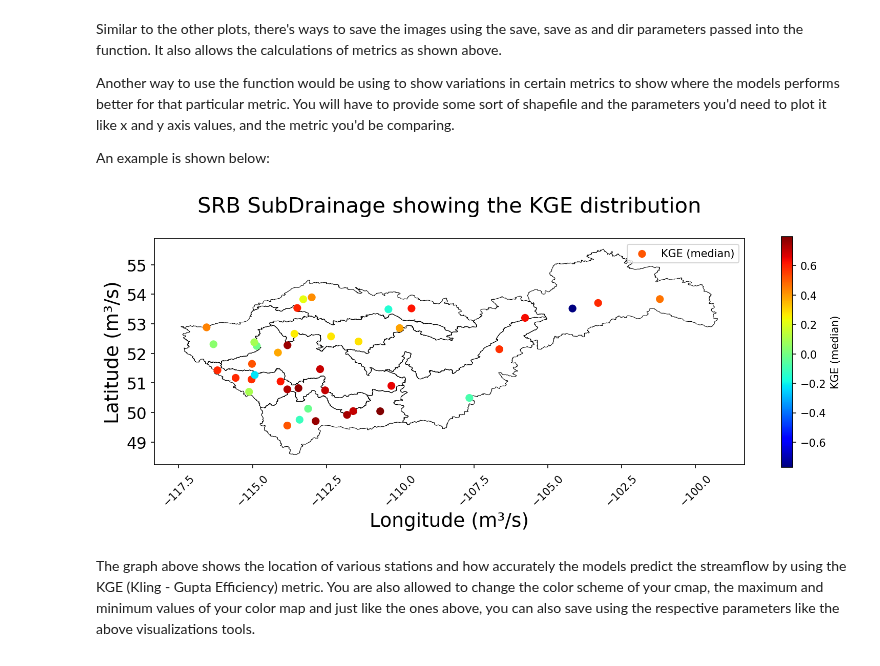
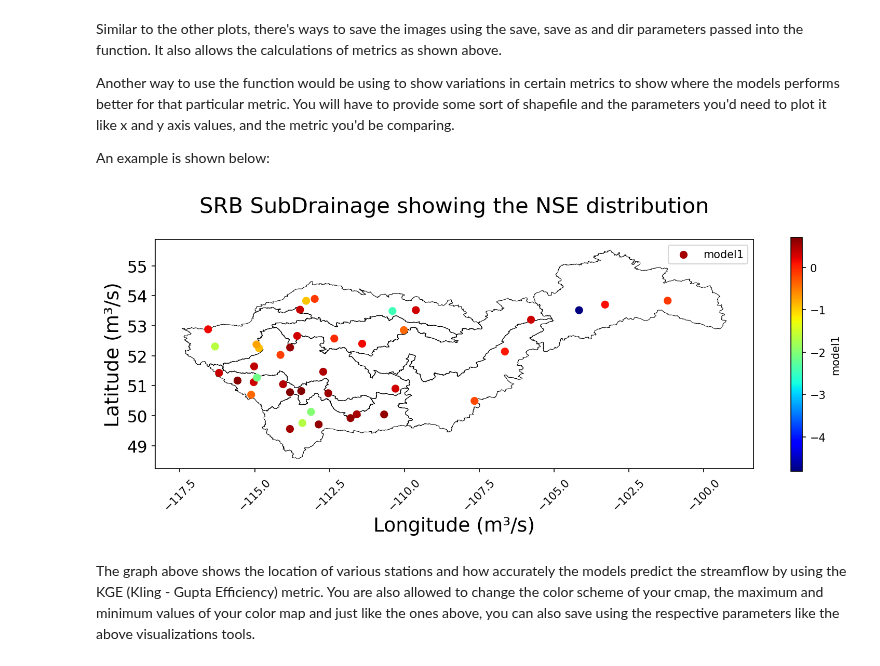
Before and after one commit to UchechukwuUdenze/NHS_PostProcessing, a Jupyter notebook: docs/source/notebooks/tutorial-visualizations.ipynb, the cells around one changed output. Saved outputs shown, nothing was run; the diff lists cells and outputs as text; code cells hidden in the pictures.

```diff
--- a/docs/source/notebooks/tutorial-visualizations.ipynb
+++ b/docs/source/notebooks/tutorial-visualizations.ipynb
@@ -264,23 +264,23 @@ An example is shown below:
 # %%
 shapefile_path = r"SaskRB_SubDrainage2.shp"
 
 visuals.scatter(shapefile_path = shapefile_path,
-    title = "SRB SubDrainage showing the KGE distribution",
+    title = "SRB SubDrainage showing the NSE distribution",
     x_axis = Stations["Lon"],
     y_axis = Stations["Lat"],
-    metric = "KGE",
+    metric = "NSE",
     fig_size = (24, 30),
     observed = DATAFRAMES["DF_OBSERVED"],
     simulated = DATAFRAMES["DF_SIMULATED"],
     labels=['Longitude', 'Latitude'],
-#                 mode = "models",
-#                 models = ["model1"],
+#     mode = "models",
+#     models = ["model1"],
 #     cmap = 'viridis',
 #     vmin = 0,
 #     vmax=0.8,
 )
 # %% [output]
-[figure, old version]
+[figure, new version]
 # %% [markdown]
 The graph above shows the location of various stations and how accurately the models predict the streamflow by using the KGE (Kling - Gupta Efficiency) metric. You are also allowed to change the color scheme of your cmap, the maximum and minimum values of your color map and just like the ones above, you can also save using the respective parameters like the above visualizations tools.
 # %% [markdown]
```
Also changed, not shown: parts of 2 cells of this notebook, 1 other file.
